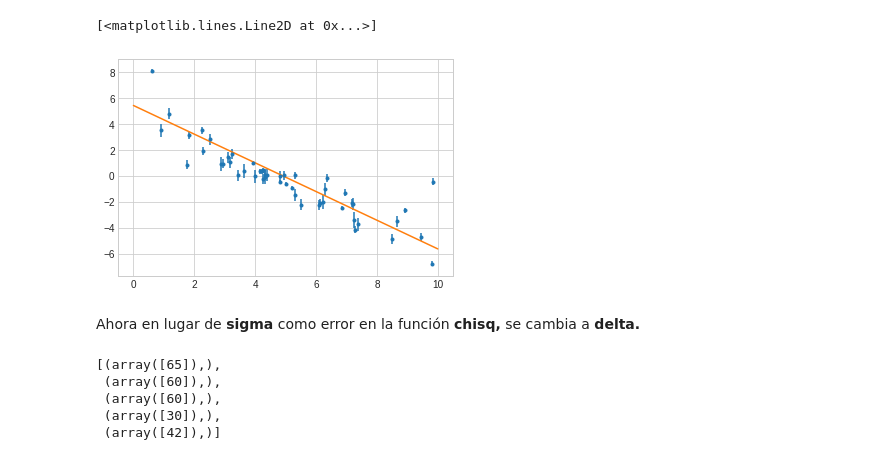
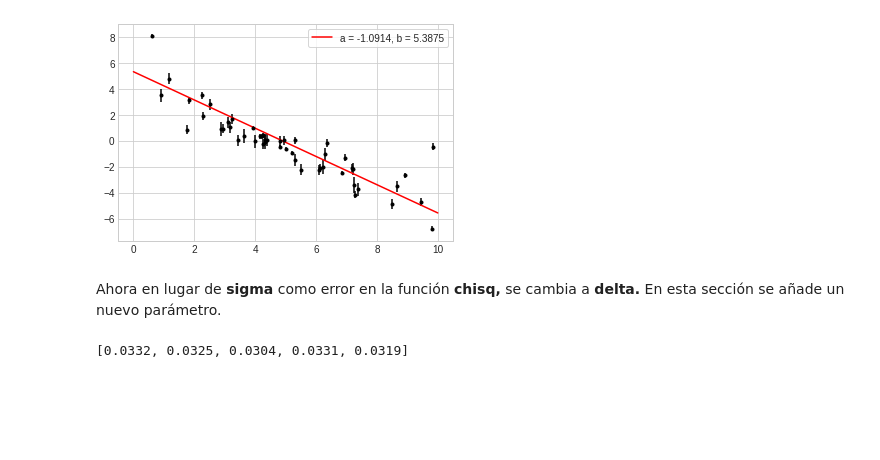
Before and after one commit to DCIDA2019/da2019-MIMIMUSTAINE, a Jupyter notebook: Semana9/Trabajo/Trabajo.ipynb, the cells around one changed output. Cells and saved outputs as stored; diff of their text form; code cells hidden in the pictures; blank space fills up the shorter version.

```diff
--- a/Semana9/Trabajo/Trabajo.ipynb
+++ b/Semana9/Trabajo/Trabajo.ipynb
@@ -48,22 +29,25 @@ def chisq(parametros, data):
     chisq = (y - model) ** 2 / y_err ** 2
     return chisq.sum()
 # %%
-N = 10000
-caminos = 5 #Que sea j el número de caminos.
+#Número de iteraciones por cada camino:
+N = 500
+#Número de caminos (j):
+caminos = 5
+#Desviación estándar para determinar a, b iniciales:
 sigma = 0.2
+#Arreglos en los que se guardarán los valores iniciales de a, b, lh (igual al número de caminos):
 a_inicial = []
 b_inicial = []
 lh_inicial = []
 
-#Valor inicial de parámetros:
+#Valor inicial de parámetros (a, b, lh):
 for i in range(caminos):
-    a_inicial.append(np.random.normal(-2, sigma))
-    b_inicial.append(np.random.normal(8, sigma))
+    a_inicial.append(np.random.normal(-1 + (((-1) ** i) * i), sigma))
+    b_inicial.append(np.random.normal(4 + (((-1) ** i) * i), sigma))
     #Valor inicial del likelihood:
     lh_inicial.append(chisq([a_inicial[i], b_inicial[i]], [v[0], v[1], v[2]]))
 
-#Arreglos donde se guardarán los valores de a, b, likelihood:
-#a = [range(N) for i in range(caminos)]
+#Arreglos donde se guardarán los valores de a, b, likelihood (resultado):
 a = []
 b = []
 lh = []
@@ -114,8 +115,8 @@ parametros
 # %%
 plt.title('Convergencia de a, b')
 for i in range(caminos):
-    plt.scatter(a[i], b[i], label = 'Iteraciones = {0}'.format(len(a[i])))
-    plt.plot(a[i], b[i], linestyle = ':', alpha = 0.6)
+    plt.scatter(a[i], b[i], label = 'Ruta {0}'.format(i))
+    plt.plot(a[i], b[i], linestyle = ':', alpha = 0.8)
     plt.ylabel('b')
     plt.xlabel('a')
     plt.legend(frameon = True)
@@ -157,9 +158,10 @@ plt.show()
 # %%
 x = np.linspace(0, 10, 100)
-plt.errorbar(v[0], v[1], yerr = v[2], fmt='.')
-plt.plot(x, recta(x, np.mean(a_total), np.mean(b_total)))
+plt.errorbar(v[0], v[1], yerr = v[2], fmt='.', color = 'black')
+plt.plot(x, recta(x, np.mean(a_total), np.mean(b_total)), color = 'red', label = 'a = {0}, b = {1}'.format(np.round(np.median(a_total), 4), np.round(np.median(b_total), 4)))
+plt.legend(frameon = True)
+plt.show()
 # %% [output]
-[<matplotlib.lines.Line2D at 0x...>]
-[figure, old version]
+[figure, new version]
 # %% [markdown]
-Ahora en lugar de <strong>sigma</strong> como error en la función <strong>chisq,</strong> se cambia a <strong>delta.</strong>
+Ahora en lugar de <strong>sigma</strong> como error en la función <strong>chisq,</strong> se cambia a <strong>delta.</strong> En esta sección se añade un nuevo parámetro.
@@ -205,45 +213,54 @@ for i in range(caminos):
     lh.append([lh_inicial[i]])
 # %%
 k = 0
+acep = []
 
 for j in range(caminos):
+    acep.append(0)
     for i in range(N):
         a_aux = np.random.normal(a[j][k], sigma)#Se generan dos valores random, no importa la distribución en rango [0,10].
         b_aux = np.random.normal(b[j][k], sigma)
         f_aux = np.random.normal(f[j][k], sigma)
-        lh_aux = chisq([a_aux, b_aux, f_aux], [v[0], v[1], v[2]]) #Primer comparación para actualización de likelihood.
-        if lh_aux < lh_inicial[j]: #La maximización del likelihood equivale a la minimización de chi square.
-            #Si se cumple la condición, se agregan a, b y se actualiza el valor del likelihood.
+        #En esta parte sí se considera el peso estadístico; prior:
+        lh_aux = chisq_n([a_aux, b_aux, f_aux], [v[0], v[1], v[2]])
+        if lh_aux < lh_inicial[j]:
             a[j].append(a_aux)
             b[j].append(b_aux)
             f[j].append(f_aux)
             lh[j].append(lh_aux)
             lh_inicial[j] = lh_aux
             k += 1
+            acep[j] += 1
         else:
-            comparador = np.random.uniform(0, 1)
+            comparador = -np.log(np.random.uniform(0,1))
             if (lh_aux - lh_inicial[j]) < comparador:
                 a[j].append(a_aux)
                 b[j].append(b_aux)
                 f[j].append(f_aux)
                 lh[j].append(lh_aux)
-                lh_inicial[j] = lh_aux #En esta parte tengo duda, se acepta el valor, pero... ¿se actualiza lh?
+                lh_inicial[j] = lh_aux
                 k += 1
+                acep[j] += 1
             else:
-                continue
+                a[j].append(a[j][i - 1])
+                b[j].append(b[j][i - 1])
+                f[j].append(f[j][i - 1])
+                lh[j].append(lh_inicial[j])
+                k += 1
+
     k = 0
+
+#---------Aceptación---------#
+for i in range(caminos):
+    acep[i] /= N
+acep
+# %% [output]
+[0.0332, 0.0325, 0.0304, 0.0331, 0.0319]
 # %%
 #El mínimo chi square está en:
 parametros = []
 for i in range(caminos):
     parametros.append(np.where(lh[i] == np.min(lh[i])))
-parametros
-# %% [output]
-[(array([65]),),
- (array([60]),),
- (array([60]),),
- (array([30]),),
- (array([42]),)]
 # %%
 plt.title('Convergencia de a, b')
 for i in range(caminos):
```
Also changed, not shown: parts of 17 cells of this notebook.
